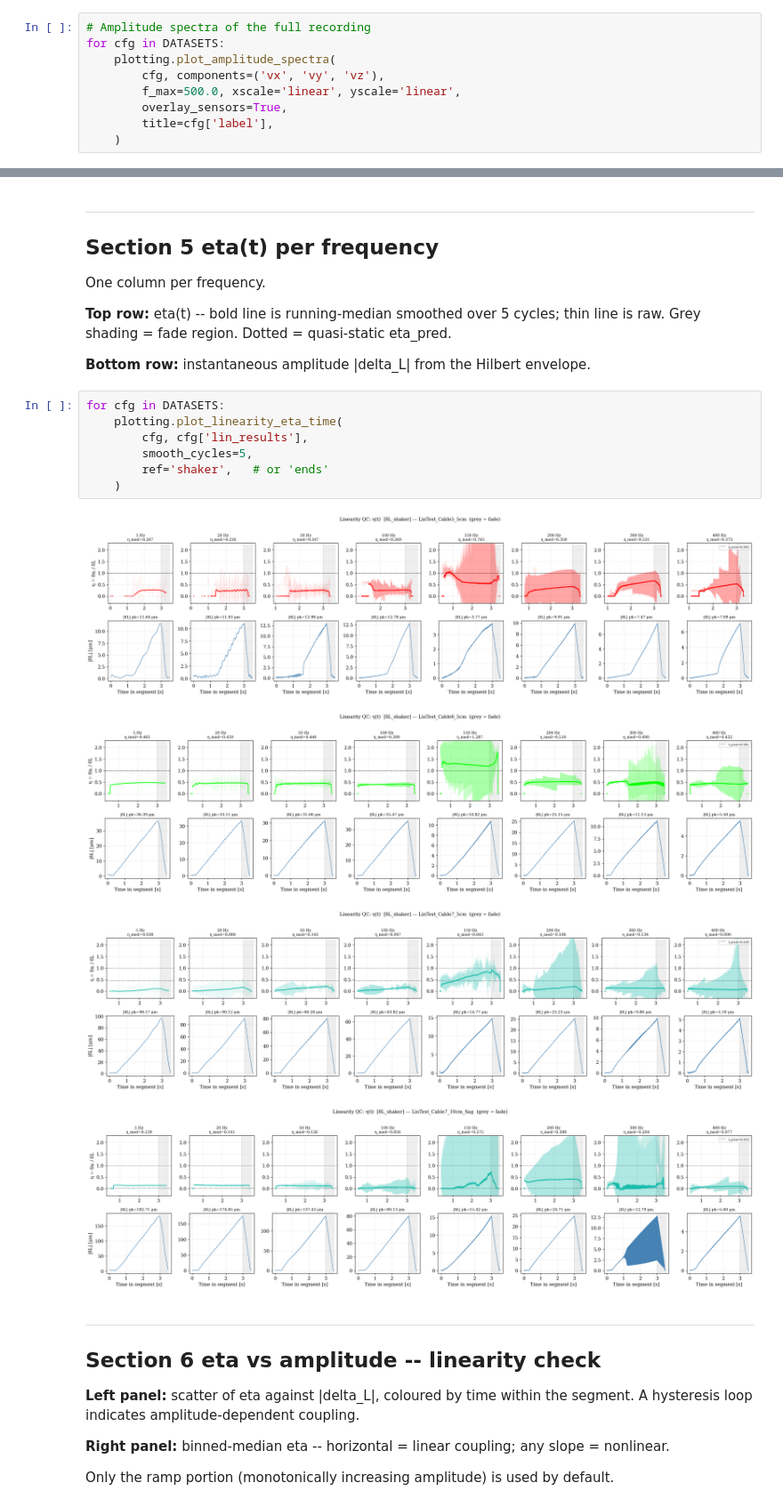
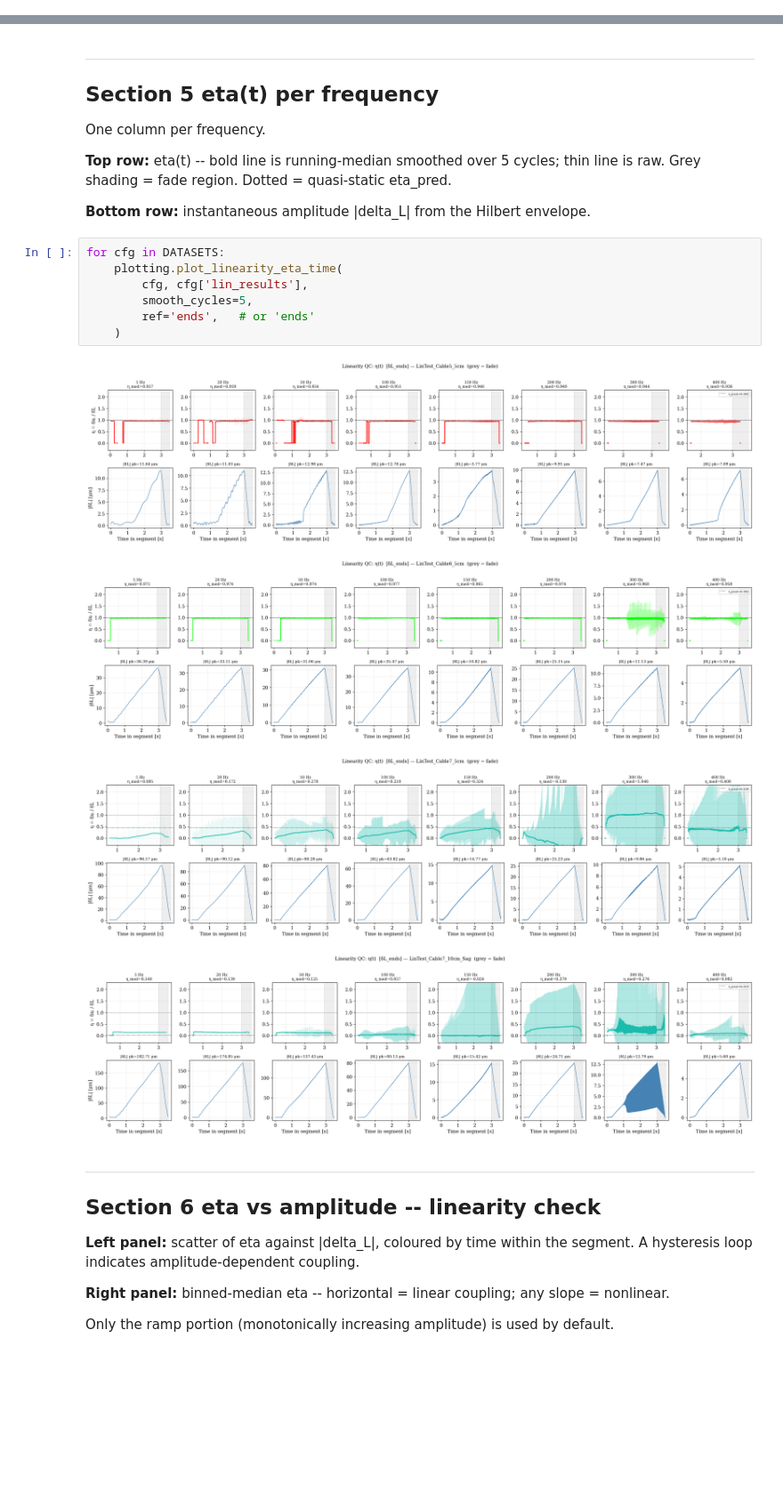
Before and after one commit to olav-cor/ldv-cable-coupling, a Jupyter notebook: LDV_Linearity_Analysis.ipynb, the cells around one changed output, grey strips where cells are left out. Shown at 89% size. Cells and saved outputs as stored; diff of their text form; blank space fills up the shorter version.

```diff
--- a/LDV_Linearity_Analysis.ipynb
+++ b/LDV_Linearity_Analysis.ipynb
@@ -125,12 +125,3 @@ for cfg in DATASETS:
 [figure]
 [figure]
 [figure]
-# %%
-# Amplitude spectra of the full recording
-for cfg in DATASETS:
-    plotting.plot_amplitude_spectra(
-        cfg, components=('vx', 'vy', 'vz'),
-        f_max=500.0, xscale='linear', yscale='linear',
-        overlay_sensors=True,
-        title=cfg['label'],
-    )
@@ -188,15 +174,15 @@ thin line is raw. Grey shading = fade region. Dotted = quasi-static eta_pred.
 # %%
 for cfg in DATASETS:
     plotting.plot_linearity_eta_time(
         cfg, cfg['lin_results'],
         smooth_cycles=5,
-        ref='shaker',   # or 'ends'
+        ref='ends',   # or 'ends'
     )
 # %% [output]
-[figure, old version]
+[figure, new version]
-[figure, old version]
+[figure, new version]
-[figure, old version]
+[figure, new version]
-[figure, old version]
+[figure, new version]
 # %% [markdown]
 ---
 ## Section 6  eta vs amplitude -- linearity check
```
Also changed, not shown: parts of 5 cells of this notebook, 2 other files.
